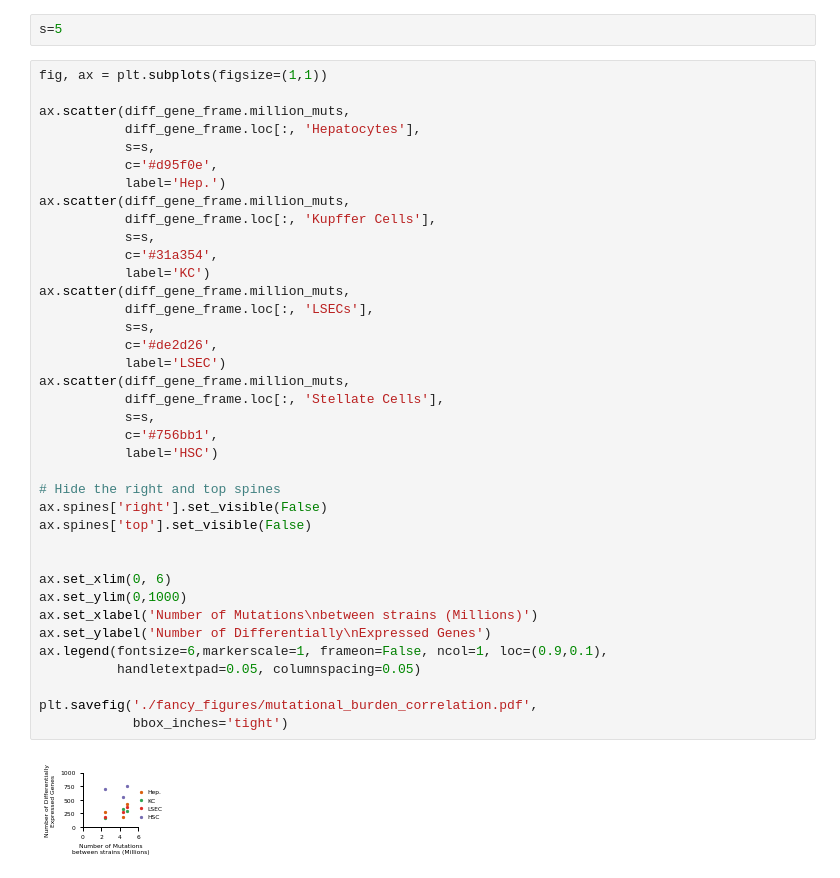
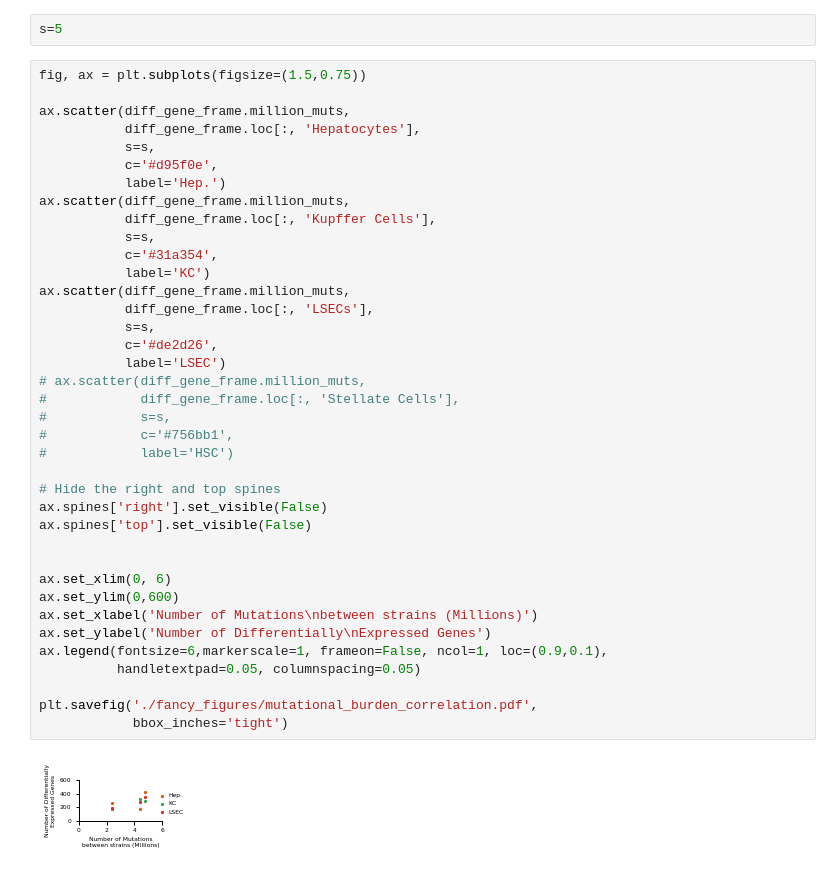
Before and after one commit to HunterBennett/strains_rna, a Jupyter notebook: results/A10_Manuscript_Figures_AllSamples_Mutation_DiffGene_Corr.ipynb, the cells around one changed output. Saved outputs shown, nothing was run; the diff lists cells and outputs as text.

```diff
--- a/results/A10_Manuscript_Figures_AllSamples_Mutation_DiffGene_Corr.ipynb
+++ b/results/A10_Manuscript_Figures_AllSamples_Mutation_DiffGene_Corr.ipynb
@@ -222,42 +222,42 @@ diff_gene_frame
 # %%
 s=5
 # %%
-fig, ax = plt.subplots(figsize=(1,1))
+fig, ax = plt.subplots(figsize=(1.5,0.75))
 
 ax.scatter(diff_gene_frame.million_muts,
            diff_gene_frame.loc[:, 'Hepatocytes'],
            s=s,
            c='#d95f0e',
            label='Hep.')
 ax.scatter(diff_gene_frame.million_muts,
            diff_gene_frame.loc[:, 'Kupffer Cells'],
            s=s,
            c='#31a354',
            label='KC')
 ax.scatter(diff_gene_frame.million_muts,
            diff_gene_frame.loc[:, 'LSECs'],
            s=s,
            c='#de2d26',
            label='LSEC')
-ax.scatter(diff_gene_frame.million_muts,
-           diff_gene_frame.loc[:, 'Stellate Cells'],
-           s=s,
-           c='#756bb1',
-           label='HSC')
+# ax.scatter(diff_gene_frame.million_muts,
+#            diff_gene_frame.loc[:, 'Stellate Cells'],
+#            s=s,
+#            c='#756bb1',
+#            label='HSC')
 
 # Hide the right and top spines
 ax.spines['right'].set_visible(False)
 ax.spines['top'].set_visible(False)
 
 
 ax.set_xlim(0, 6)
-ax.set_ylim(0,1000)
+ax.set_ylim(0,600)
 ax.set_xlabel('Number of Mutations\nbetween strains (Millions)')
 ax.set_ylabel('Number of Differentially\nExpressed Genes')
 ax.legend(fontsize=6,markerscale=1, frameon=False, ncol=1, loc=(0.9,0.1),
           handletextpad=0.05, columnspacing=0.05)
 
 plt.savefig('./fancy_figures/mutational_burden_correlation.pdf',
             bbox_inches='tight')
 # %% [output]
-[figure, old version]
+[figure, new version]
```
Also changed, not shown: parts of 1 cell of this notebook, 13 other files.
